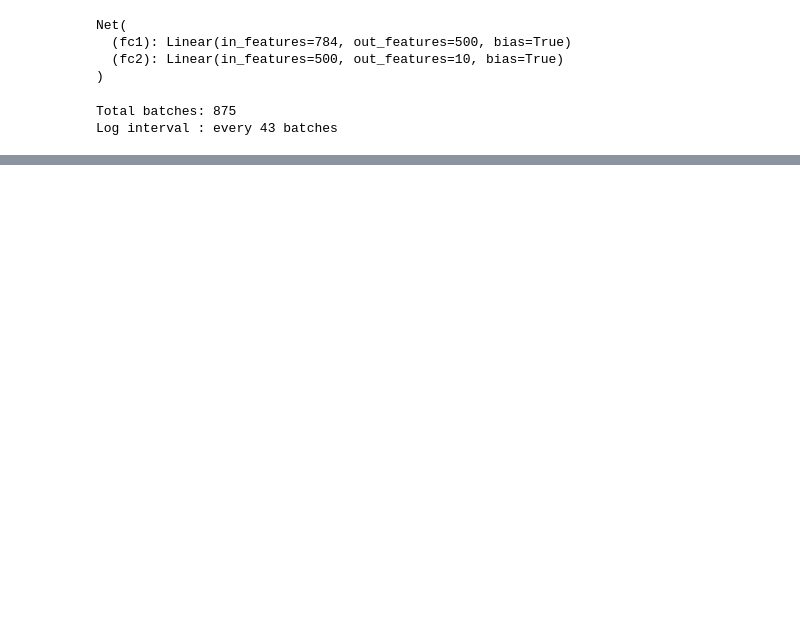
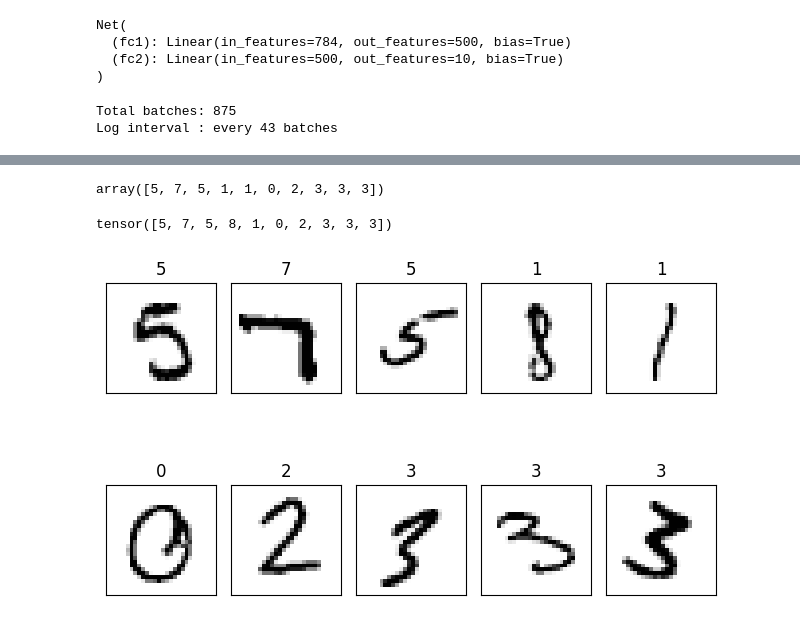
Before and after one commit to shane-kercheval/pytorch-template, a Jupyter notebook: source/notebooks/examples.ipynb, the cells around one changed output, grey strips where cells are left out. Drawn from its saved outputs; the diff is of its cells as text; code cells hidden in the pictures; blank space fills up the shorter version.

```diff
--- a/source/notebooks/examples.ipynb
+++ b/source/notebooks/examples.ipynb
@@ -190,0 +215,30 @@ plt.show()
+# %%
+# generate predictions on the test set without loader
+net.eval()
+with t.no_grad():
+    outputs = net(X_test.to(device))
+    _, predicted = t.max(outputs.data, 1)
+
+predicted = predicted.cpu().numpy()
+predicted[0:10]
+# %% [output]
+array([5, 7, 5, 1, 1, 0, 2, 3, 3, 3])
+# %%
+y_test[0:10]
+# %% [output]
+tensor([5, 7, 5, 8, 1, 0, 2, 3, 3, 3])
+# %%
+# plot the first 10 test images with their predicted labels
+fig, ax = plt.subplots(nrows=2, ncols=5, sharex=True, sharey=True)
+ax = ax.flatten()
+for i in range(10):
+    img = X_test[i].cpu().numpy().reshape(28, 28)
+    ax[i].imshow(img, cmap='Greys')
+    ax[i].set_title(f'{predicted[i]}')
+ax[0].set_xticks([])
+ax[0].set_yticks([])
+plt.tight_layout()
+#plt.savefig('figures/11_5.png', dpi=300)
+plt.show()
+# %% [output]
+[figure, added]
```
Also changed, not shown: parts of 5 cells of this notebook, 1 other file.
